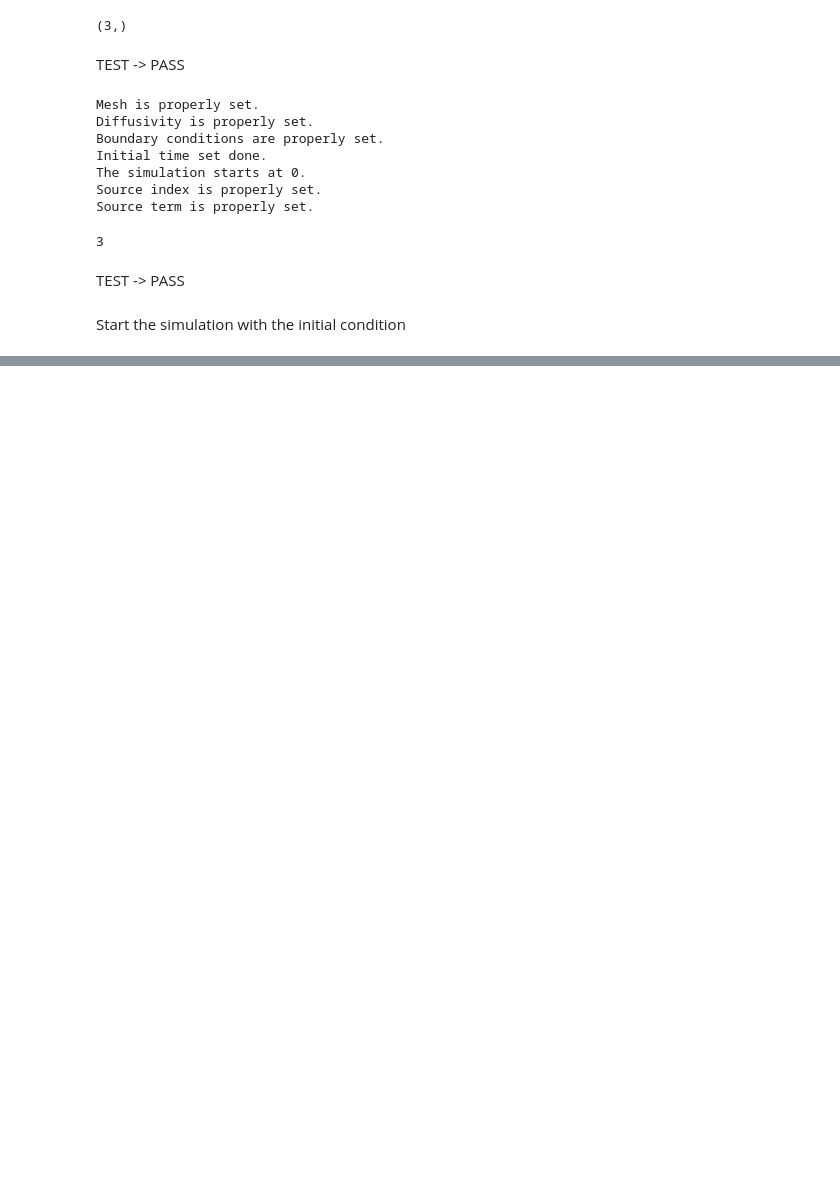
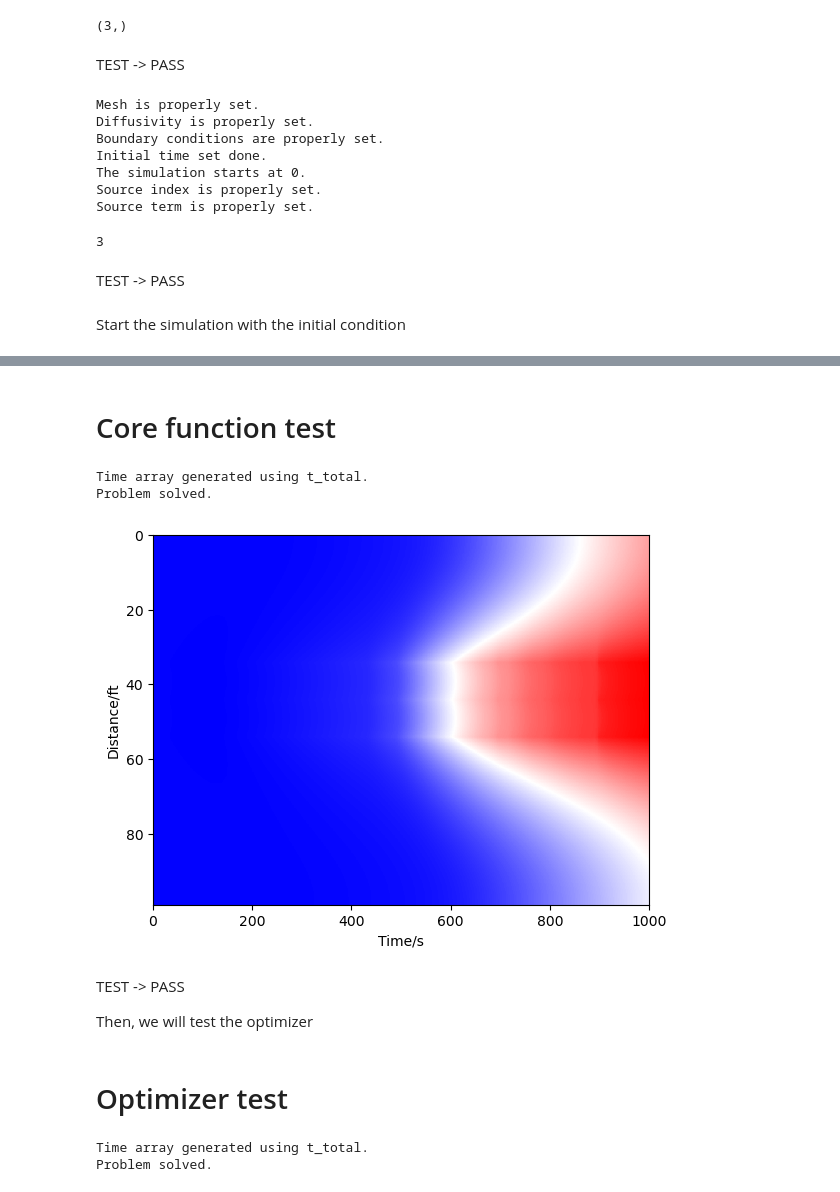
Before and after one commit to shenyaojin/pds, a Jupyter notebook: tester/MultiSource_tester.ipynb, the cells around one changed output, grey strips where cells are left out. Cells and saved outputs as stored; diff of their text form; code cells hidden in the pictures; blank space fills up the shorter version.

Commit message:
Implemented multisource PDE solver. Test passed.

```diff
--- a/tester/MultiSource_tester.ipynb
+++ b/tester/MultiSource_tester.ipynb
@@ -128,0 +132,18 @@ Start the simulation with the initial condition
+# %% [markdown]
+# Core function test
+# %%
+# Test snapshot
+pds1d_frame.solve(optimizer= False, dt = 5, t_total= total_simulation_time, print_progress=False)
+# %% [output]
+Time array generated using t_total.
+Problem solved.
+# %%
+pds1d_frame.plot_solution(method='imshow')
+# %% [output]
+[figure, added]
+# %% [markdown]
+TEST -> PASS
+
+Then, we will test the optimizer
+# %% [markdown]
+# Optimizer test
@@ -128,0 +152,6 @@ Start the simulation with the initial condition
+# %%
+pds1d_frame.solve(optimizer= True, dt_init = 2, t_total= total_simulation_time, print_progress=False,
+                  max_dt=30, min_dt=1e-4, tol=1e-3, safety_factor=0.9, p=2)
+# %% [output]
+Time array generated using t_total.
+Problem solved.
```
Also changed, not shown: parts of 23 cells of this notebook, 4 other files.
